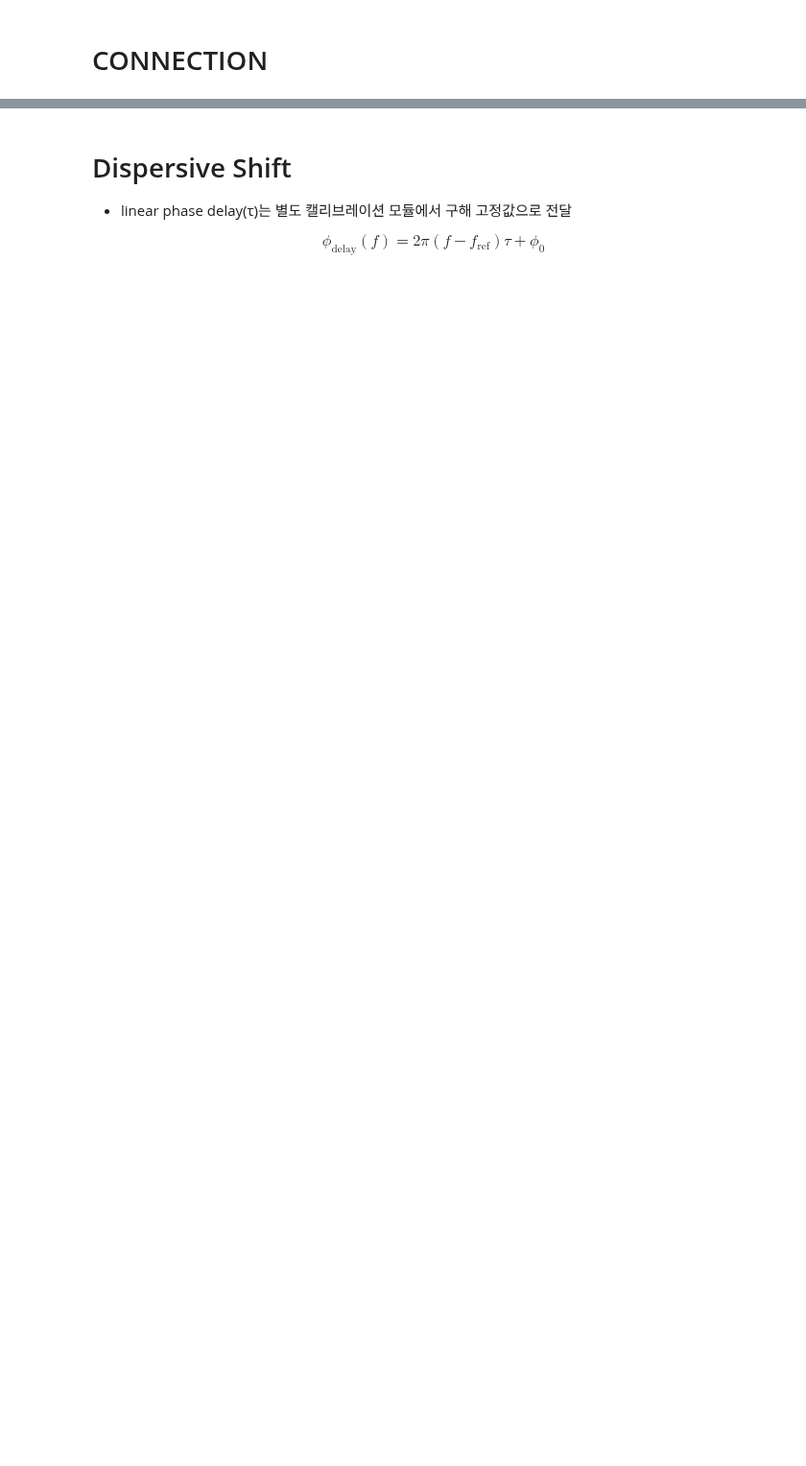
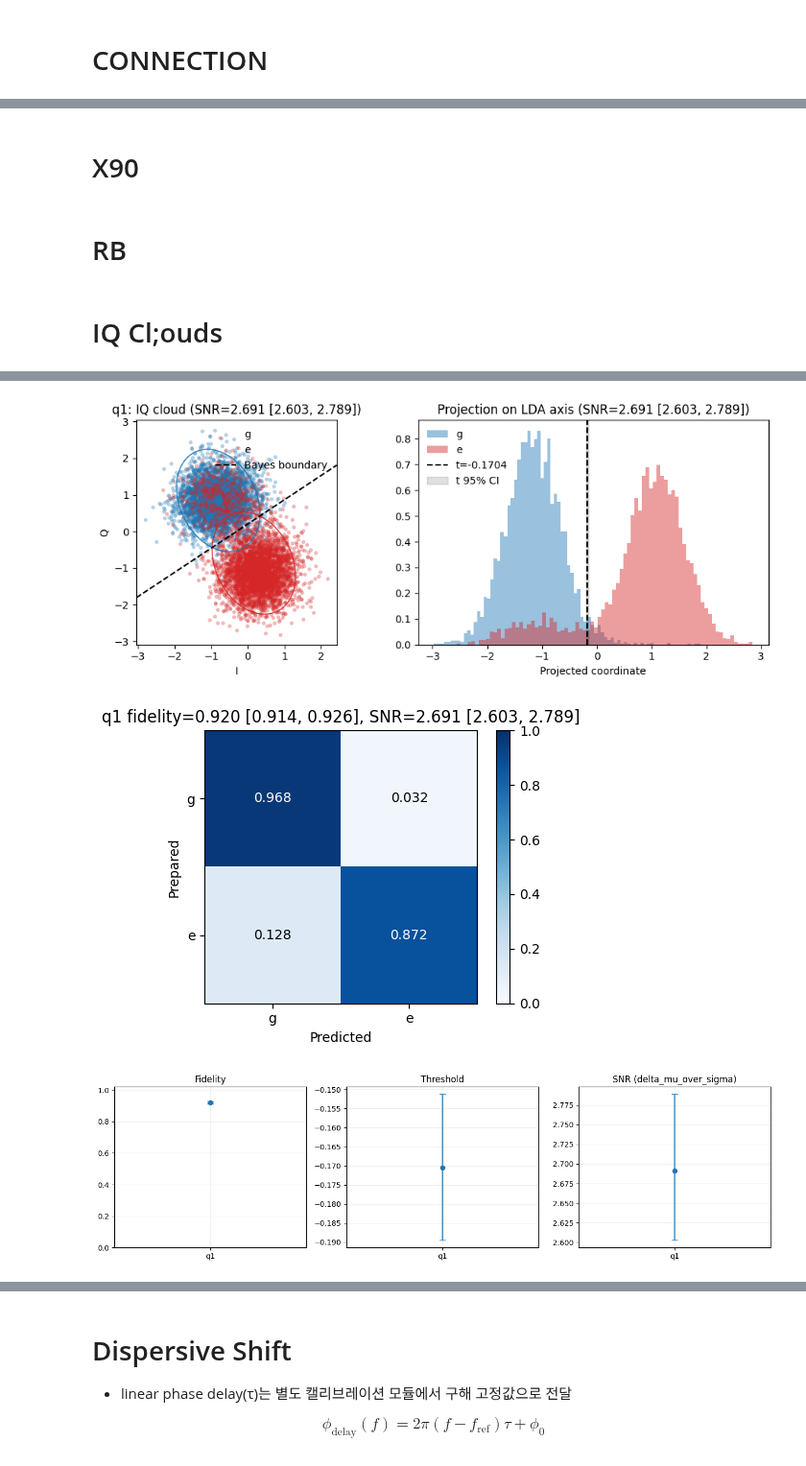
Before and after one commit to yalgaeahn/qubit-experiment, a Jupyter notebook: examples/selectiveRIP/dispersive_shift_test.ipynb, the cells around one changed output, grey strips where cells are left out. Shown at 96% size. Saved outputs shown, nothing was run; the diff lists cells and outputs as text; code cells hidden in the pictures; blank space fills up the shorter version.

```diff
--- a/examples/selectiveRIP/dispersive_shift_test.ipynb
+++ b/examples/selectiveRIP/dispersive_shift_test.ipynb
@@ -158,0 +276,2 @@ session.connect(ignore_version_mismatch=False, do_emulation=False)
+# %% [markdown]
+# X90
@@ -158,0 +307,2 @@ session.connect(ignore_version_mismatch=False, do_emulation=False)
+# %% [markdown]
+# RB
@@ -158,0 +335,25 @@ session.connect(ignore_version_mismatch=False, do_emulation=False)
+# %% [markdown]
+# IQ Cl;ouds
+# %%
+from experiments import iq_cloud_common, iq_cloud
+q = qubits[1]
+
+temporary_parameters = {}
+q_temp_pars = deepcopy(q.parameters)
+q_temp_pars.readout_amplitude = 1.0
+temporary_parameters[q.uid] = q_temp_pars
+#######################################################################
+
+options = iq_cloud.experiment_workflow.options()
+options.do_analysis(True)
+options.update(False)
+#options.count(1024)
+
+iq_result = iq_cloud.experiment_workflow(
+    session=session,
+    qpu=qpu,
+    qubits=q,
+    temporary_parameters=temporary_parameters,
+    options=options,
+).run()
+# %% [output]
@@ -158,0 +377,3 @@ session.connect(ignore_version_mismatch=False, do_emulation=False)
+[figure, added]
+[figure, added]
+[figure, added]
```
Also changed, not shown: parts of 20 cells of this notebook, 11 other files.
